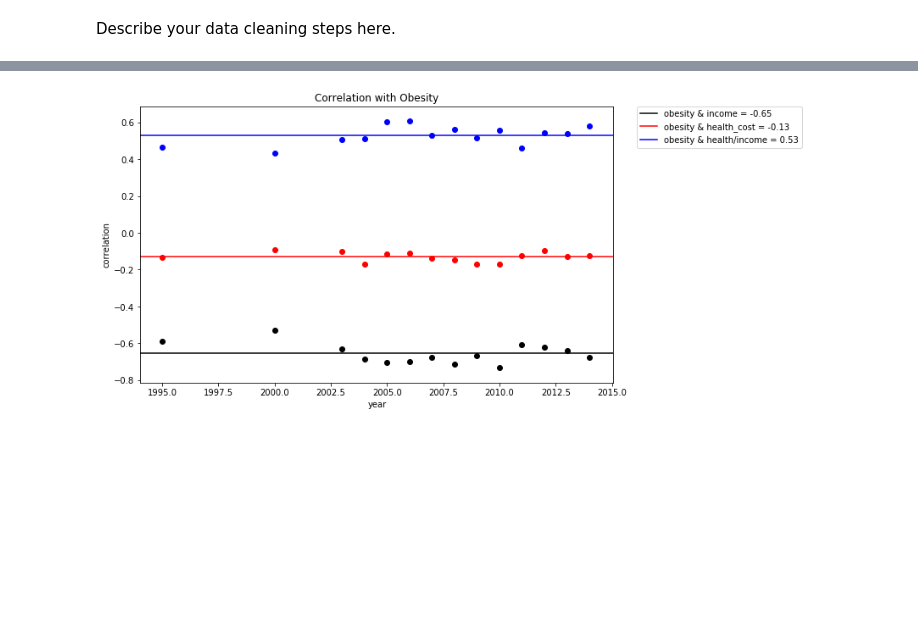
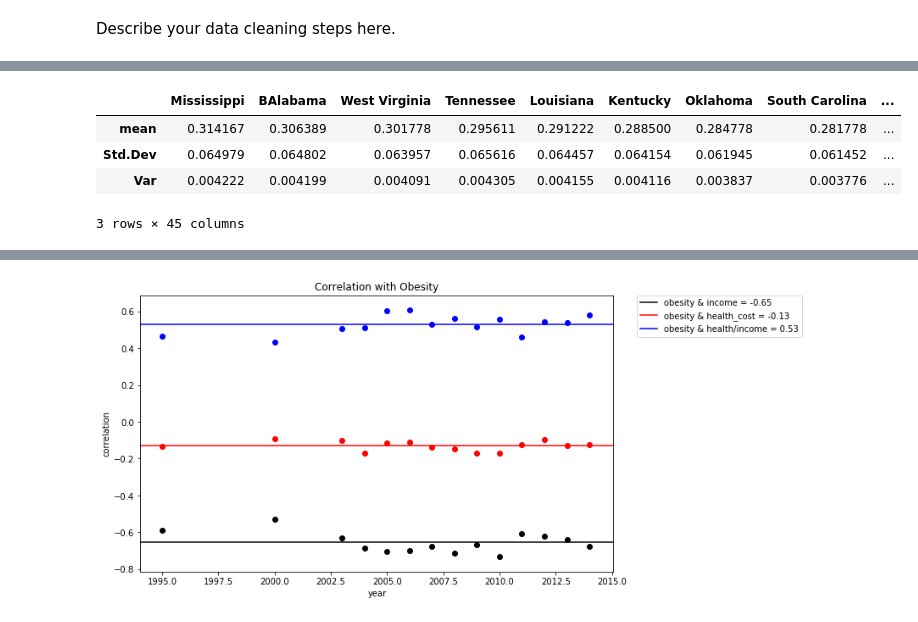
Before and after one commit to pcn006/Projects, a Jupyter notebook: FinalProject.ipynb, the cells around one changed output, grey strips where cells are left out. Cells and saved outputs as stored; diff of their text form; code cells hidden in the pictures; blank space fills up the shorter version.

```diff
--- a/FinalProject.ipynb
+++ b/FinalProject.ipynb
@@ -119,0 +119,13 @@ health_summary
+# %%
+# Statsitical summary of obesity data in each state
+stats=pd.DataFrame()
+stats["mean"]=obesity_summary.mean()
+stats["Std.Dev"]=obesity_summary.std()
+stats["Var"]=obesity_summary.var()
+stats.T
+# %% [output]
+|  | Mississippi | BAlabama | West Virginia | Tennessee | Louisiana | Kentucky | Oklahoma | South Carolina | ... |
+| mean | 0.314167 | 0.306389 | 0.301778 | 0.295611 | 0.291222 | 0.288500 | 0.284778 | 0.281778 | ... |
+| Std.Dev | 0.064979 | 0.064802 | 0.063957 | 0.065616 | 0.064457 | 0.064154 | 0.061945 | 0.061452 | ... |
+| Var | 0.004222 | 0.004199 | 0.004091 | 0.004305 | 0.004155 | 0.004116 | 0.003837 | 0.003776 | ... |
+3 rows × 45 columns
```
Also changed, not shown: parts of 5 cells of this notebook.
